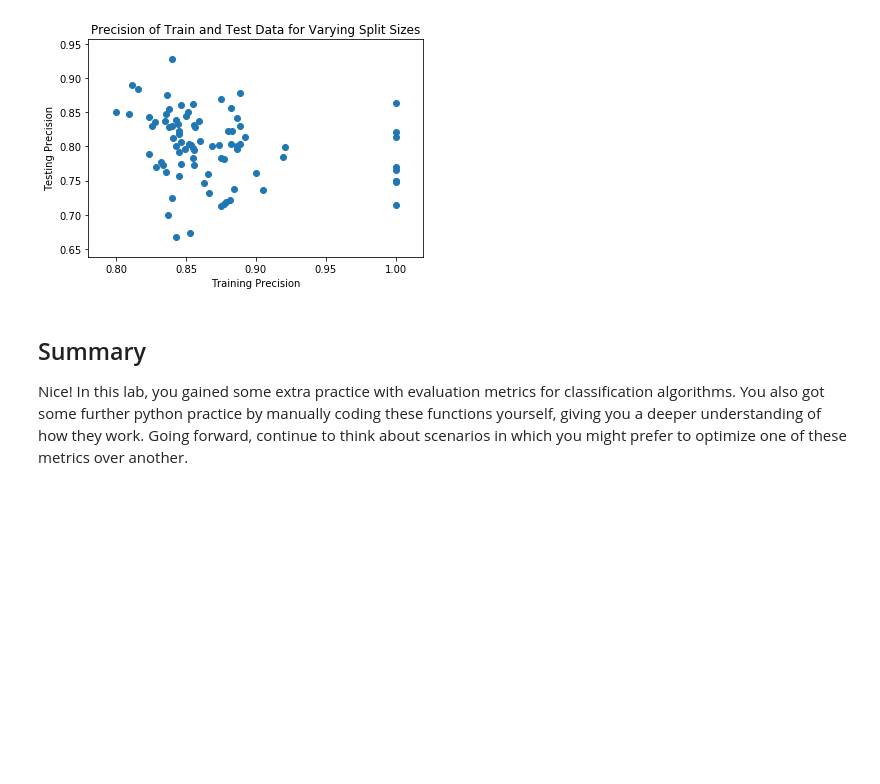
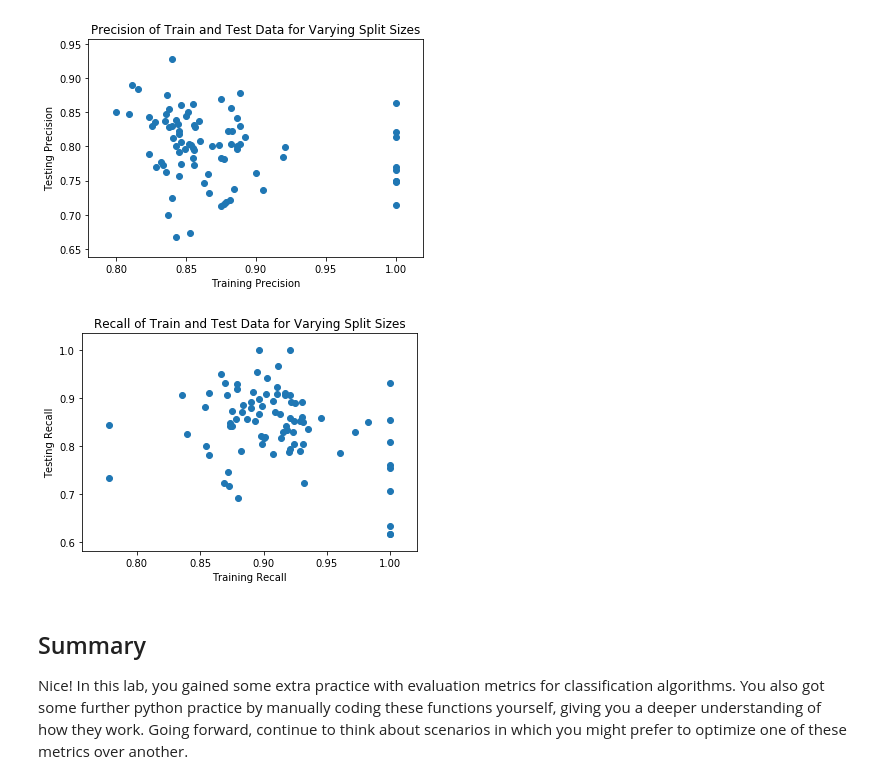
Before and after one commit to kayschulz/dsc-3-29-06-evaluating-logistic-regression-models-lab-seattle-ds-career-040119, a Jupyter notebook: index.ipynb, the cells around one changed output. Cells and saved outputs as stored; diff of their text form; code cells hidden in the pictures; blank space fills up the shorter version.

```diff
--- a/index.ipynb
+++ b/index.ipynb
@@ -144,9 +144,11 @@ plt.show()
 # %%
 plt.scatter(training_Recall, testing_Recall)
 plt.title('Recall of Train and Test Data for Varying Split Sizes')
-plt.xlabel('Training Re')
-plt.ylabel('Testing Precision')
+plt.xlabel('Training Recall')
+plt.ylabel('Testing Recall')
 plt.show()
+# %% [output]
+[figure, added]
 # %%
 plt.scatter(training_Precision, testing_Precision)
 plt.title('Precision of Train and Test Data for Varying Split Sizes')
```
